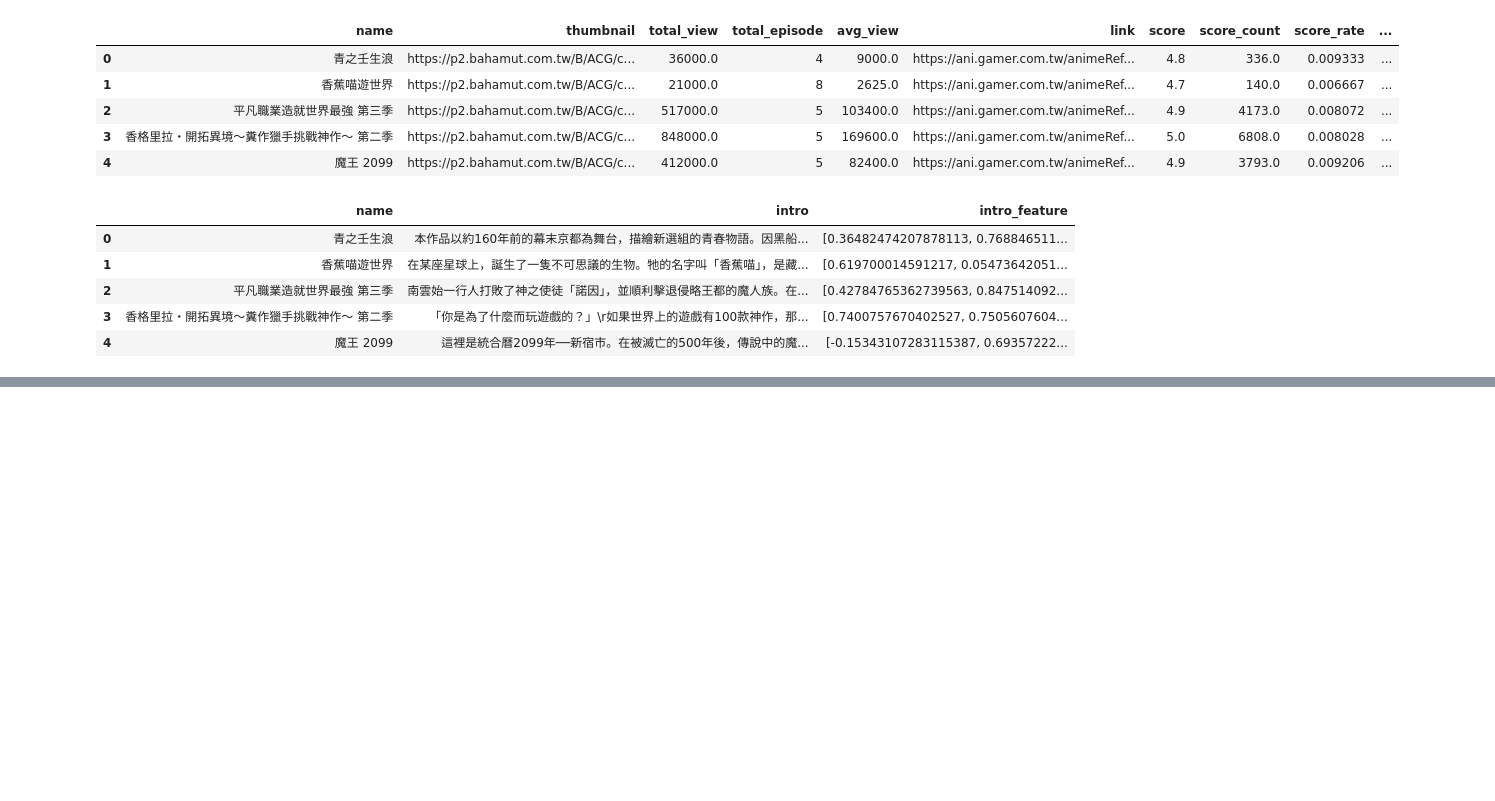
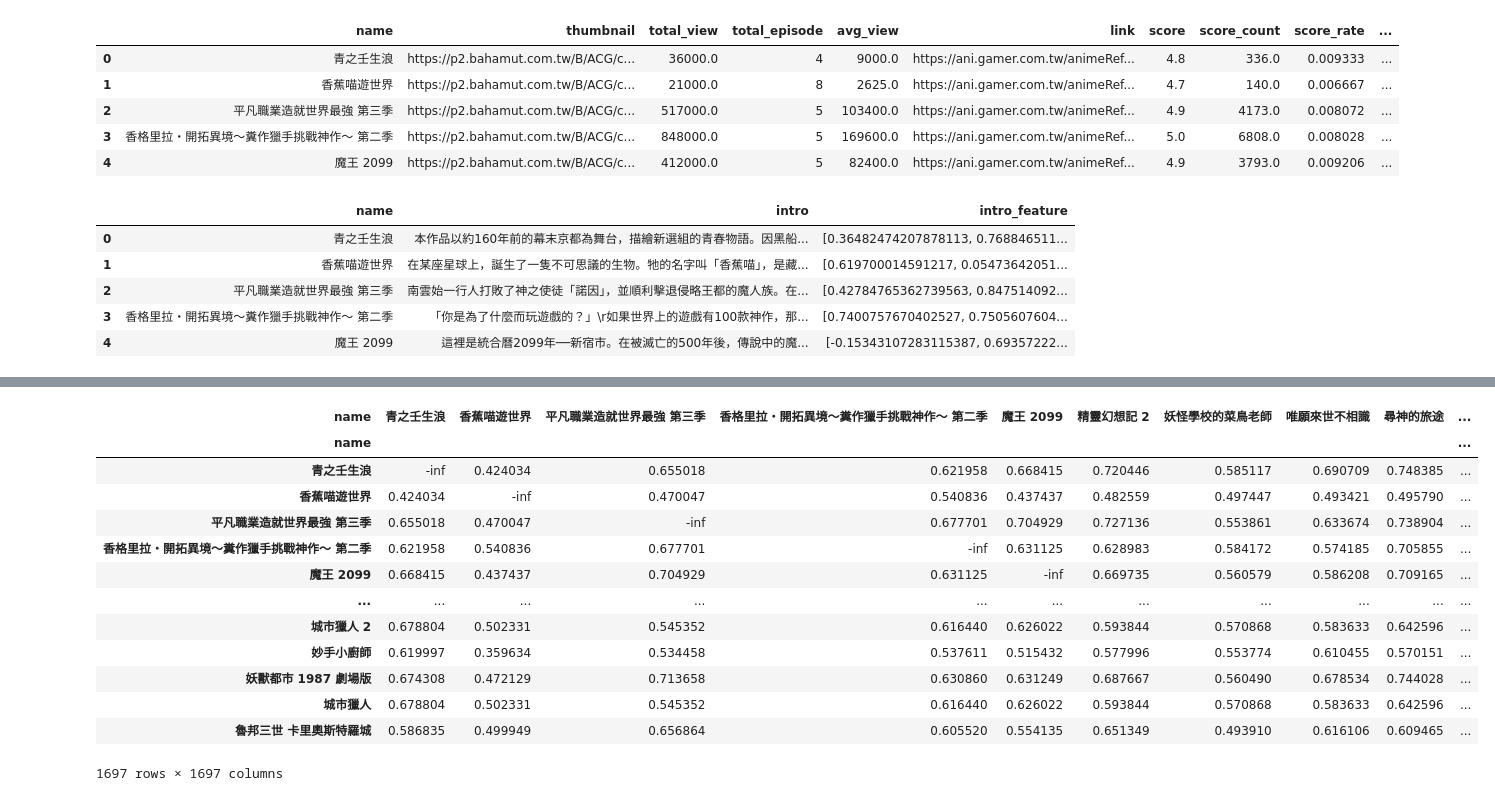
Before and after one commit to edward19978695/baha-anime-analysis, a Jupyter notebook: dev/intro_nlp.ipynb, the cells around one changed output, grey strips where cells are left out. Drawn from its saved outputs; the diff is of its cells as text; code cells hidden in the pictures; blank space fills up the shorter version.

```diff
--- a/dev/intro_nlp.ipynb
+++ b/dev/intro_nlp.ipynb
@@ -105,0 +152,19 @@ df_intro.head()
+# %%
+anime_names = df_intro['name']
+cosine_sim_df = pd.DataFrame(cosine_sim, index=anime_names, columns=anime_names)
+cosine_sim_df
+# %% [output]
+| name | 青之壬生浪 | 香蕉喵遊世界 | 平凡職業造就世界最強 第三季 | 香格里拉・開拓異境～糞作獵手挑戰神作～ 第二季 | 魔王 2099 | 精靈幻想記 2 | 妖怪學校的菜鳥老師 | 唯願來世不相識 | 尋神的旅途 | ... |
+| name |  |  |  |  |  |  |  |  |  | ... |
+| 青之壬生浪 | -inf | 0.424034 | 0.655018 | 0.621958 | 0.668415 | 0.720446 | 0.585117 | 0.690709 | 0.748385 | ... |
+| 香蕉喵遊世界 | 0.424034 | -inf | 0.470047 | 0.540836 | 0.437437 | 0.482559 | 0.497447 | 0.493421 | 0.495790 | ... |
+| 平凡職業造就世界最強 第三季 | 0.655018 | 0.470047 | -inf | 0.677701 | 0.704929 | 0.727136 | 0.553861 | 0.633674 | 0.738904 | ... |
+| 香格里拉・開拓異境～糞作獵手挑戰神作～ 第二季 | 0.621958 | 0.540836 | 0.677701 | -inf | 0.631125 | 0.628983 | 0.584172 | 0.574185 | 0.705855 | ... |
+| 魔王 2099 | 0.668415 | 0.437437 | 0.704929 | 0.631125 | -inf | 0.669735 | 0.560579 | 0.586208 | 0.709165 | ... |
+| ... | ... | ... | ... | ... | ... | ... | ... | ... | ... | ... |
+| 城市獵人 2 | 0.678804 | 0.502331 | 0.545352 | 0.616440 | 0.626022 | 0.593844 | 0.570868 | 0.583633 | 0.642596 | ... |
+| 妙手小廚師 | 0.619997 | 0.359634 | 0.534458 | 0.537611 | 0.515432 | 0.577996 | 0.553774 | 0.610455 | 0.570151 | ... |
+| 妖獸都市 1987 劇場版 | 0.674308 | 0.472129 | 0.713658 | 0.630860 | 0.631249 | 0.687667 | 0.560490 | 0.678534 | 0.744028 | ... |
+| 城市獵人 | 0.678804 | 0.502331 | 0.545352 | 0.616440 | 0.626022 | 0.593844 | 0.570868 | 0.583633 | 0.642596 | ... |
+| 魯邦三世 卡里奧斯特羅城 | 0.586835 | 0.499949 | 0.656864 | 0.605520 | 0.554135 | 0.651349 | 0.493910 | 0.616106 | 0.609465 | ... |
+1697 rows × 1697 columns
```
Also changed, not shown: parts of 23 cells of this notebook, 3 other files.
